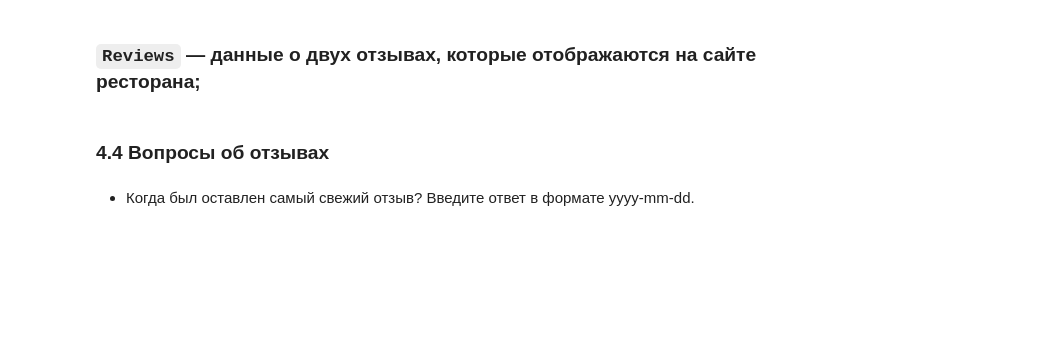
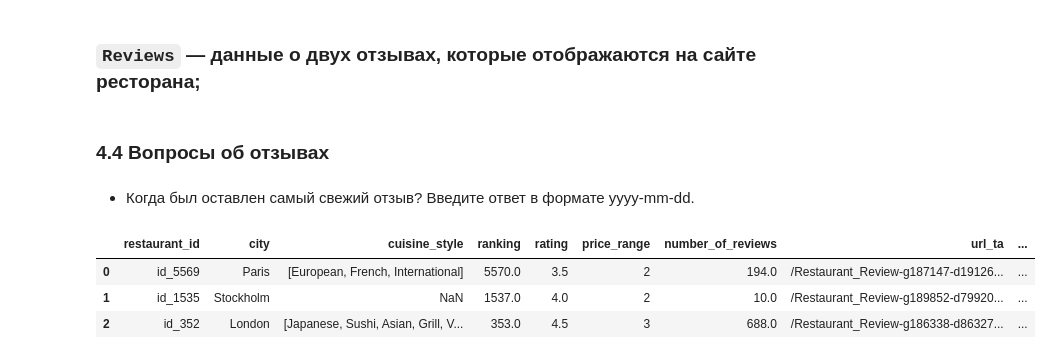
Before and after one commit to bi01/skillfactory_ds, a Jupyter notebook: module_3/answers_questions.ipynb, the cells around one changed output. Cells and saved outputs as stored; diff of their text form; code cells hidden in the pictures; blank space fills up the shorter version.

```diff
--- a/module_3/answers_questions.ipynb
+++ b/module_3/answers_questions.ipynb
@@ -141,5 +139,20 @@ df['total_types_cuisine'].mean().round(1)
 ### 4.4 Вопросы об отзывах
 # %% [markdown]
 - Когда был оставлен самый свежий отзыв? Введите ответ в формате yyyy-mm-dd.
+# %%
+reviews_df = pd.DataFrame(
+    data=list(df.reviews.apply(helpers.convert_reviews)),
+    columns=['review1', 'review_date1', 'review2', 'review_date2']
+)
+reviews_df['review_date1'] = reviews_df.review_date1.apply(helpers.convert_datetime)
+reviews_df['review_date2'] = reviews_df.review_date2.apply(helpers.convert_datetime)
+
+df = pd.concat([df, reviews_df], axis=1)
+df.drop(['reviews'], axis=1, inplace=True)
 # %%
-df[['reviews']].head(50)
+df.head(3)
+# %% [output]
+|  | restaurant_id | city | cuisine_style | ranking | rating | price_range | number_of_reviews | url_ta | ... |
+| 0 | id_5569 | Paris | [European, French, International] | 5570.0 | 3.5 | 2 | 194.0 | /Restaurant_Review-g187147-d19126... | ... |
+| 1 | id_1535 | Stockholm | NaN | 1537.0 | 4.0 | 2 | 10.0 | /Restaurant_Review-g189852-d79920... | ... |
+| 2 | id_352 | London | [Japanese, Sushi, Asian, Grill, V... | 353.0 | 4.5 | 3 | 688.0 | /Restaurant_Review-g186338-d86327... | ... |
```
Also changed, not shown: parts of 7 cells of this notebook, 3 other files.
